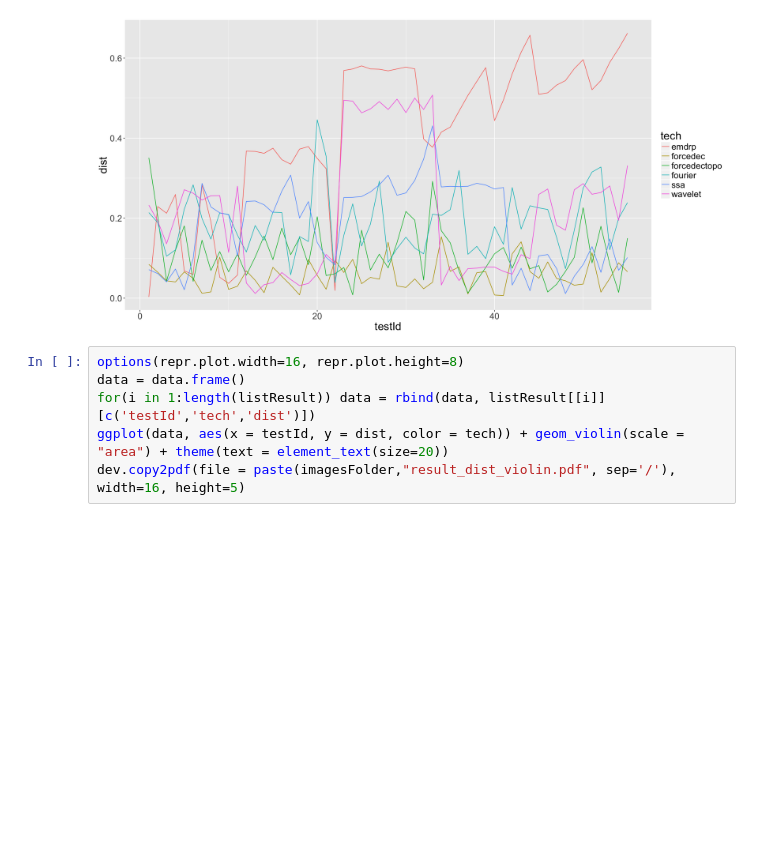
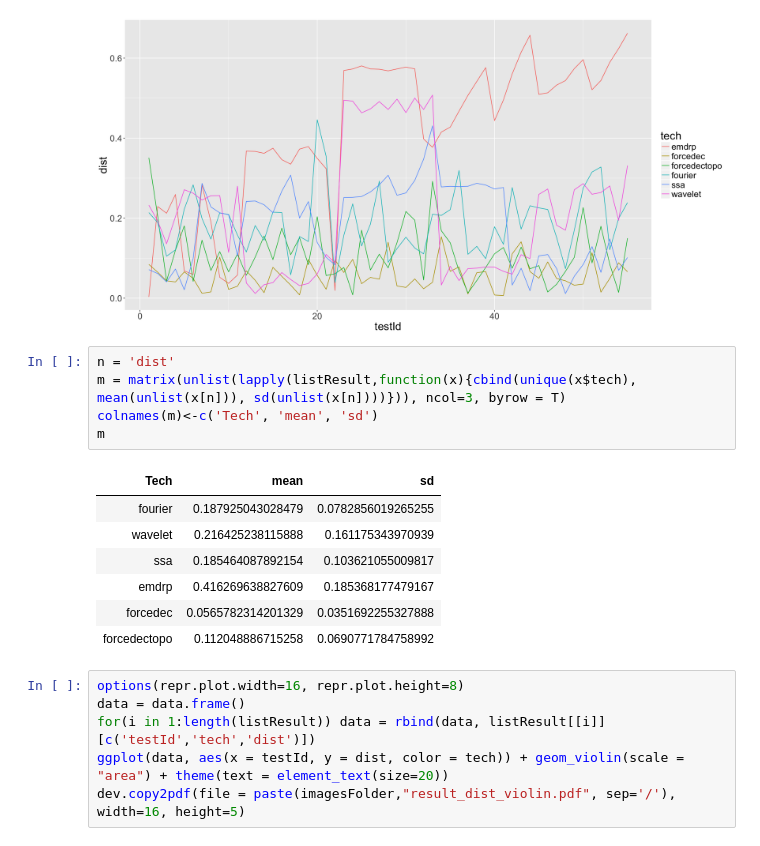
Before and after one commit to felipelageduarte/Doutorado, a Jupyter notebook: 3 - Results.ipynb, the cells around one changed output. Drawn from its saved outputs; the diff is of its cells as text; blank space fills up the shorter version.

```diff
--- a/3 - Results.ipynb
+++ b/3 - Results.ipynb
@@ -59,6 +105,19 @@ dev.copy2pdf(file = paste(imagesFolder,"result_dist.pdf", sep='/'), width=16, he
 pdf
   2
 [figure]
+# %%
+n = 'dist'
+m = matrix(unlist(lapply(listResult,function(x){cbind(unique(x$tech), mean(unlist(x[n])), sd(unlist(x[n])))})), ncol=3, byrow = T)
+colnames(m)<-c('Tech', 'mean', 'sd')
+m
+# %% [output]
+| Tech | mean | sd |
+| fourier | 0.187925043028479 | 0.0782856019265255 |
+| wavelet | 0.216425238115888 | 0.161175343970939 |
+| ssa | 0.185464087892154 | 0.103621055009817 |
+| emdrp | 0.416269638827609 | 0.185368177479167 |
+| forcedec | 0.0565782314201329 | 0.0351692255327888 |
+| forcedectopo | 0.112048886715258 | 0.0690771784758992 |
 # %%
 options(repr.plot.width=16, repr.plot.height=8)
 data = data.frame()
```
Also changed, not shown: parts of 4 cells of this notebook, 5 other files.
